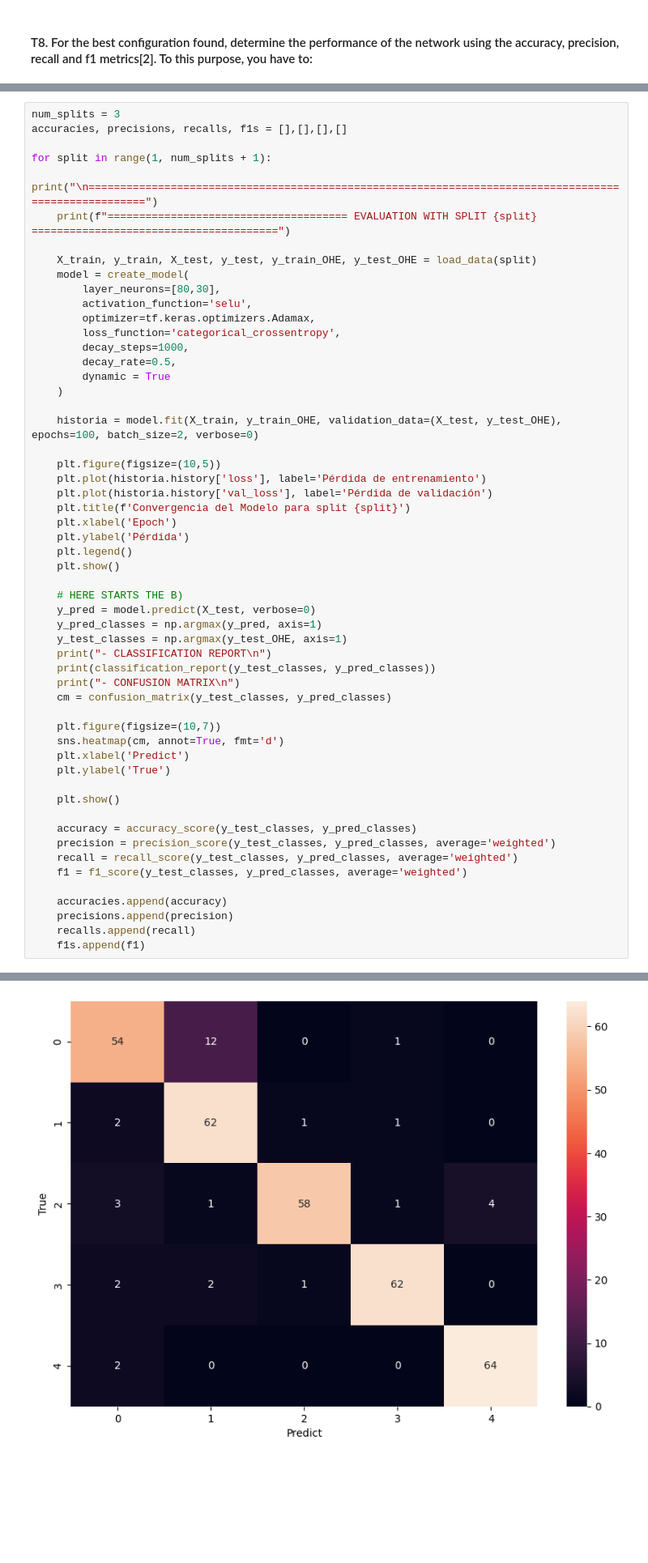
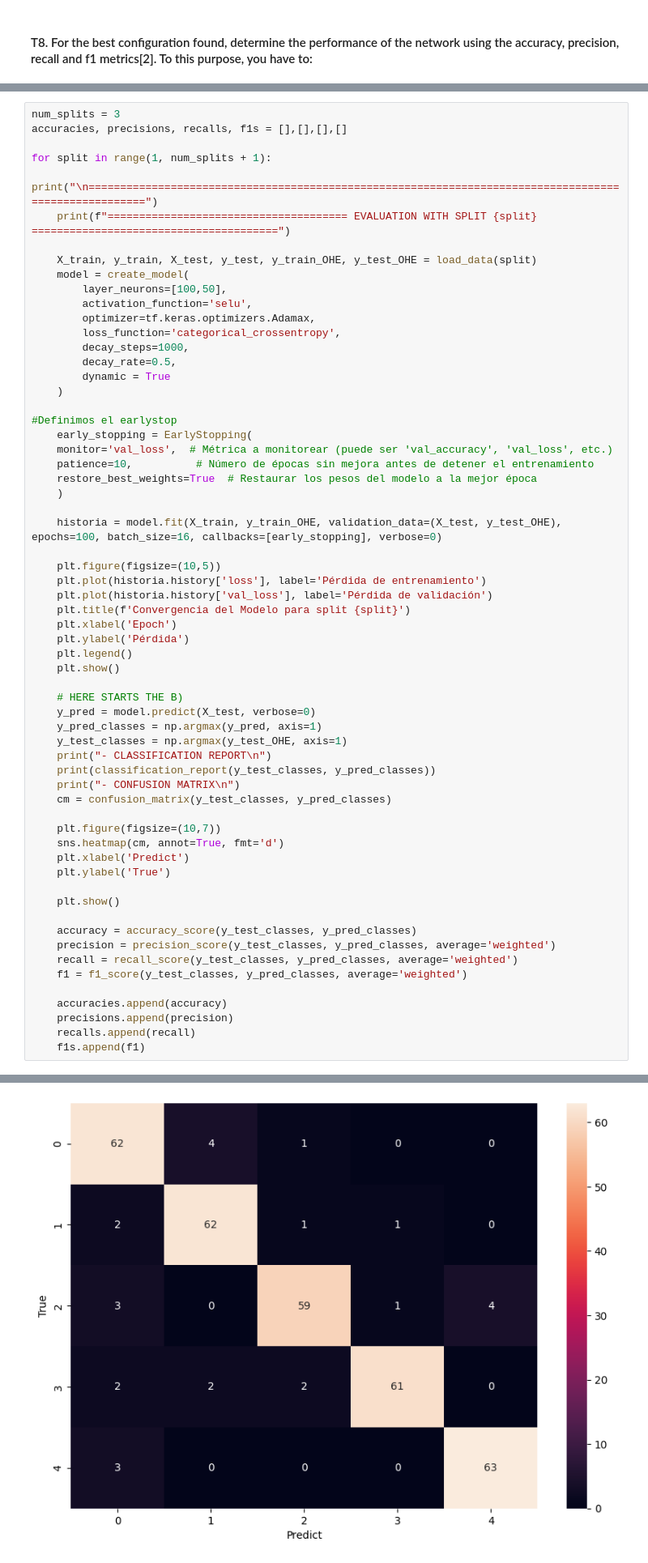
Before and after one commit to pedromartip/Feed-Forward-NN, a Jupyter notebook: hanodut2.ipynb, the cells around one changed output, grey strips where cells are left out. Shown: that part at 81% size. Saved outputs shown, nothing was run; the diff lists cells and outputs as text; blank space fills up the shorter version.

Commit message:
Batch size 16

```diff
--- a/hanodut2.ipynb
+++ b/hanodut2.ipynb
@@ -250,7 +251,7 @@ for split in range(1, num_splits + 1):
 
     X_train, y_train, X_test, y_test, y_train_OHE, y_test_OHE = load_data(split)
     model = create_model(
-        layer_neurons=[80,30],
+        layer_neurons=[100,50],
         activation_function='selu',
         optimizer=tf.keras.optimizers.Adamax,
         loss_function='categorical_crossentropy',
@@ -259,7 +260,14 @@ for split in range(1, num_splits + 1):
         dynamic = True
     )
 
-    historia = model.fit(X_train, y_train_OHE, validation_data=(X_test, y_test_OHE), epochs=100, batch_size=2, verbose=0)
+#Definimos el earlystop
+    early_stopping = EarlyStopping(
+    monitor='val_loss',  # Métrica a monitorear (puede ser 'val_accuracy', 'val_loss', etc.)
+    patience=10,          # Número de épocas sin mejora antes de detener el entrenamiento
+    restore_best_weights=True  # Restaurar los pesos del modelo a la mejor época
+    )
+
+    historia = model.fit(X_train, y_train_OHE, validation_data=(X_test, y_test_OHE), epochs=100, batch_size=16, callbacks=[early_stopping], verbose=0)
 
     plt.figure(figsize=(10,5))
     plt.plot(historia.history['loss'], label='Pérdida de entrenamiento')
@@ -334,5 +342,5 @@ weighted avg       0.90      0.90      0.90       333
 
 - CONFUSION MATRIX
-[figure, old version]
+[figure, new version]
 ======================================================================================================
 ====================================== EVALUATION WITH SPLIT 3 =======================================
```
Also changed, not shown: parts of 3 cells of this notebook.
